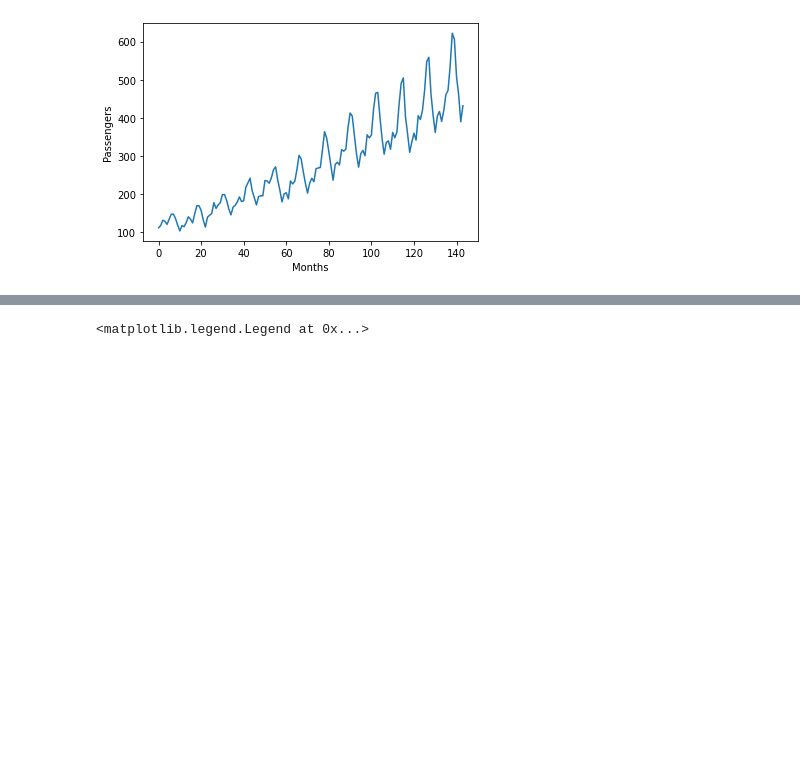
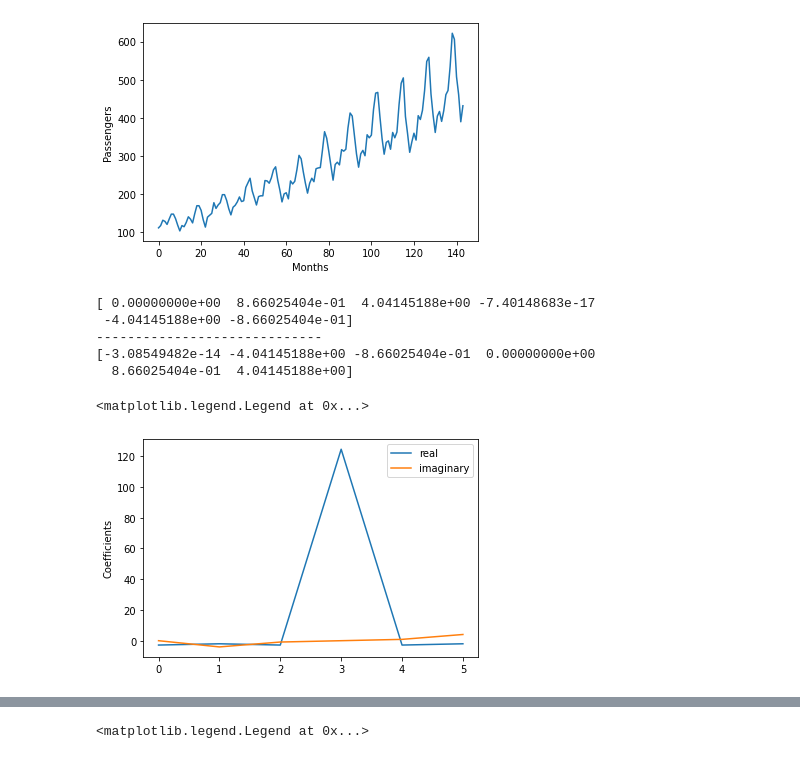
Before and after one commit to Ma-Zhuang/Visualization, a Jupyter notebook: lab9/lab-9_exc.ipynb, the cells around one changed output, grey strips where cells are left out. Saved outputs shown, nothing was run; the diff lists cells and outputs as text; code cells hidden in the pictures; blank space fills up the shorter version.

```diff
--- a/lab9/lab-9_exc.ipynb
+++ b/lab9/lab-9_exc.ipynb
@@ -82,2 +102,31 @@ Text(0, 0.5, 'Passengers')
+# %%
+array = np.array([112, 118, 132, 129, 121, 135])
+arrayFFT = fft(array)/N
+N = array.size
+arrayFreqs=np.arange(array.size)
+w = (np.cos((2*np.pi)/N))-(np.sin((2*np.pi)/N)*1j)
+
+array2 = np.array([[1,  1,     1,      1,      1,      1],
+                   [1,  w**1,  w**2,   w**3,   w**4,   w**5],
+                   [1,  w**2,  w**4,   w**6,   w**8,   w**10],
+                   [1,  w**3,  w**6,   w**9,   w**12,  w**15],
+                   [1,  w**4,  w**8,   w**12,  w**16,  w**20],
+                   [1,  w**5,  w**10,  w**15,  w**20,  w**25]])
+res = fftshift(np.dot(array2.T,array)/N)
+print(arrayFFT.imag)
+print("-----------------------------")
+print(res.imag)
+sns.lineplot(x=arrayFreqs, y=res.real, label = 'real')
+sns.lineplot(x=arrayFreqs, y=res.imag, label = 'imaginary')
+plt.ylabel('Coefficients')
+plt.legend()
+# %% [output]
+[ 0.00000000e+00  8.66025404e-01  4.04145188e+00 -7.40148683e-17
+ -4.04145188e+00 -8.66025404e-01]
+-----------------------------
+[-3.08549482e-14 -4.04145188e+00 -8.66025404e-01  0.00000000e+00
+  8.66025404e-01  4.04145188e+00]
+<matplotlib.legend.Legend at 0x...>
+[figure, added]
 # %%
 passengersFFT_ = fft(passengers)
```
Also changed, not shown: parts of 3 cells of this notebook.
